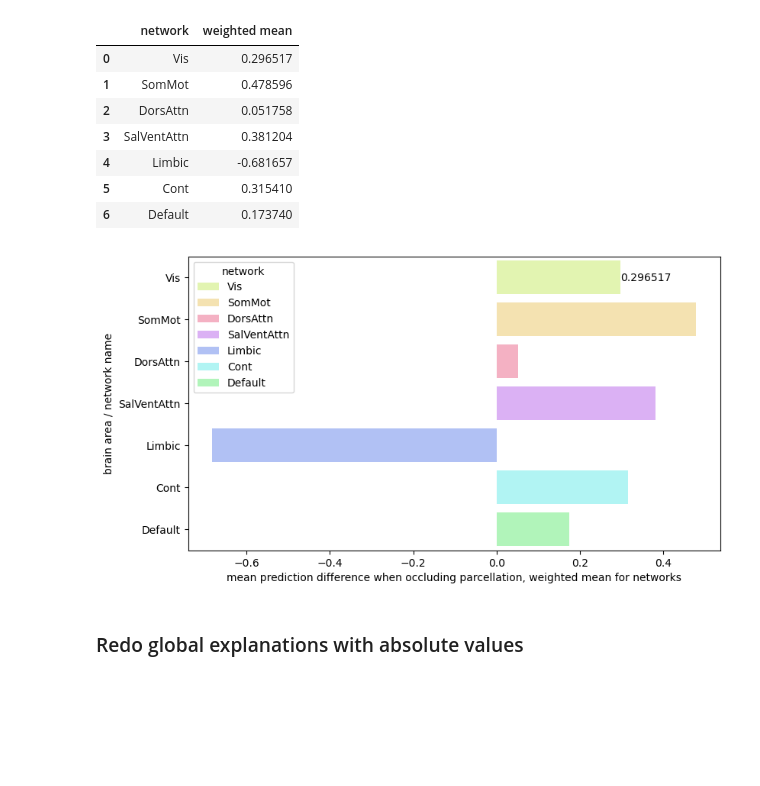
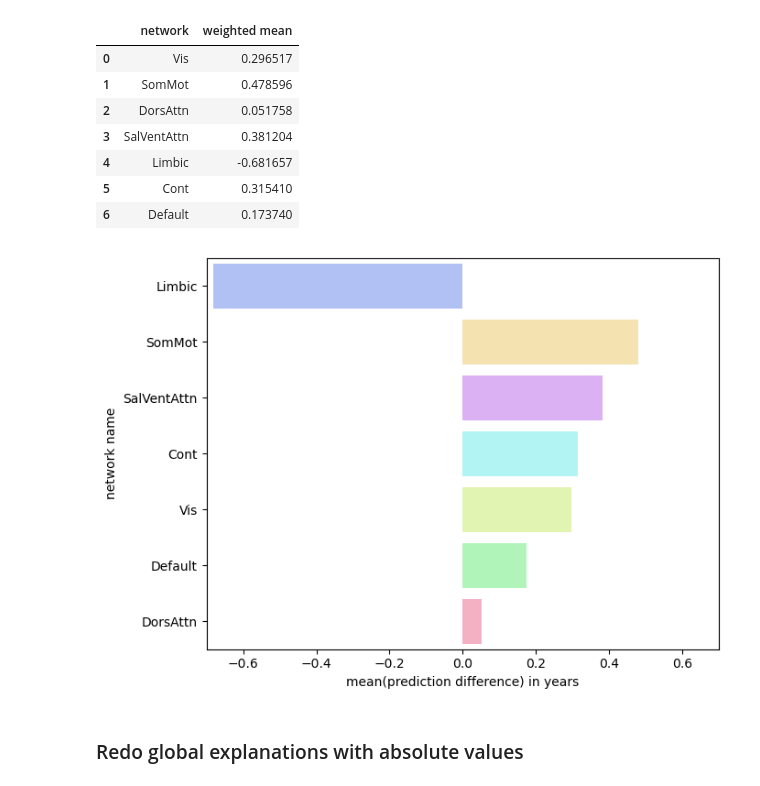
Before and after one commit to laura-riedel/brain_age_1D-CNN, a Jupyter notebook: src/schaefer_ts/occlusion_explainability_deep.ipynb, the cells around one changed output. Cells and saved outputs as stored; diff of their text form; code cells hidden in the pictures; blank space fills up the shorter version.

Commit message:
chore: improve final visualisations

```diff
--- a/src/schaefer_ts/occlusion_explainability_deep.ipynb
+++ b/src/schaefer_ts/occlusion_explainability_deep.ipynb
@@ -120,20 +149,25 @@ weighted_networks_df
 | 6 | Default | 0.173740 |
 # %%
 # weighted network mean
-fig, ax = plt.subplots(figsize=(9,5))
+sort_order = weighted_networks_df.sort_values('weighted mean',ascending=False,key=lambda col: col.abs()).network
+fig, ax = plt.subplots(figsize=(7,5))
 sns.barplot(data=weighted_networks_df,
             x='weighted mean',
             y='network',
             orient='h',
             hue='network',
             palette=network_colour_map,
             dodge=False,
+            order=sort_order,
             ax=ax)
-ax.set(xlabel='mean prediction difference when occluding parcellation, weighted mean for networks',
-       ylabel='brain area / network name')
-ax.bar_label(ax.containers[0], fontsize=10)
-plt.show()
+ax.set(xlabel='mean(prediction difference) in years',
+       ylabel='network name')
+ax.legend_.remove()
+ax.set_xlim(-0.7,0.7)
+fig.tight_layout()
+fig.savefig('../../viz/Occlusion_global_weighted_nw_mean_deep.png')
+fig.show()
 # %% [output]
-[figure, old version]
+[figure, new version]
 # %% [markdown]
 ### Redo global explanations with absolute values
```
Also changed, not shown: parts of 23 cells of this notebook, 33 other files.
